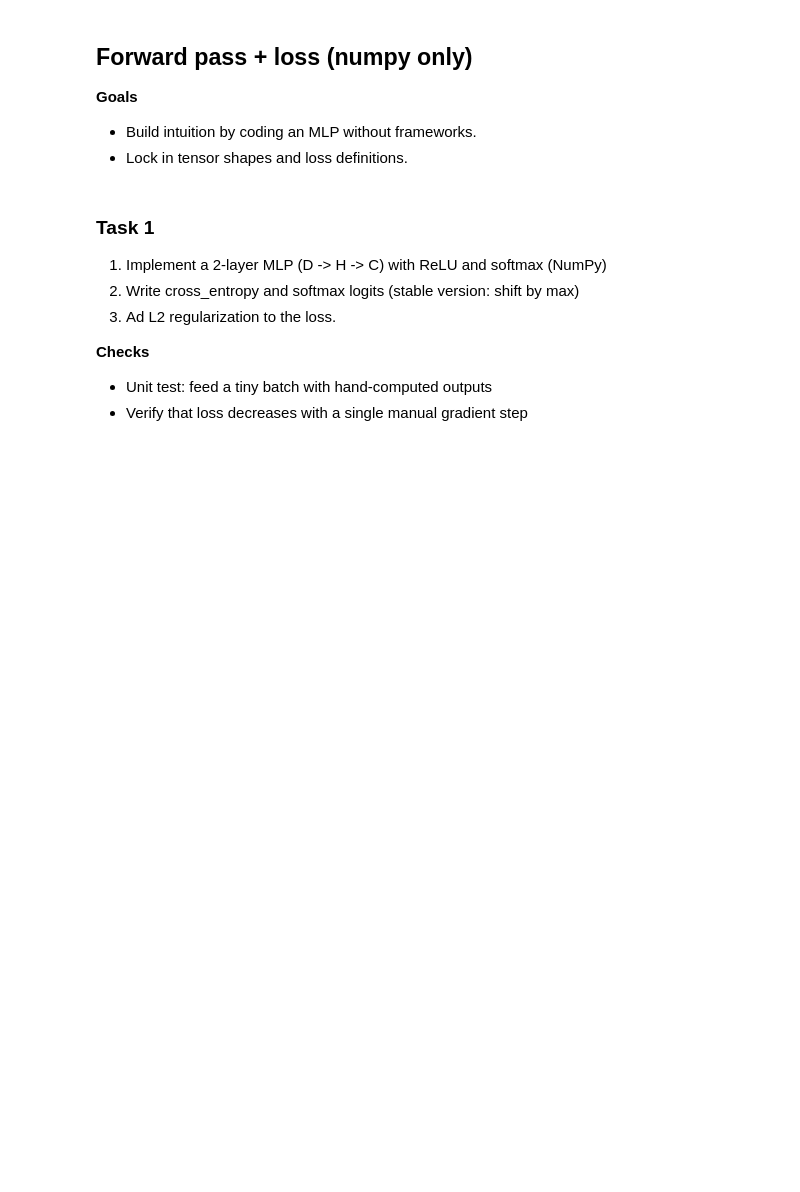
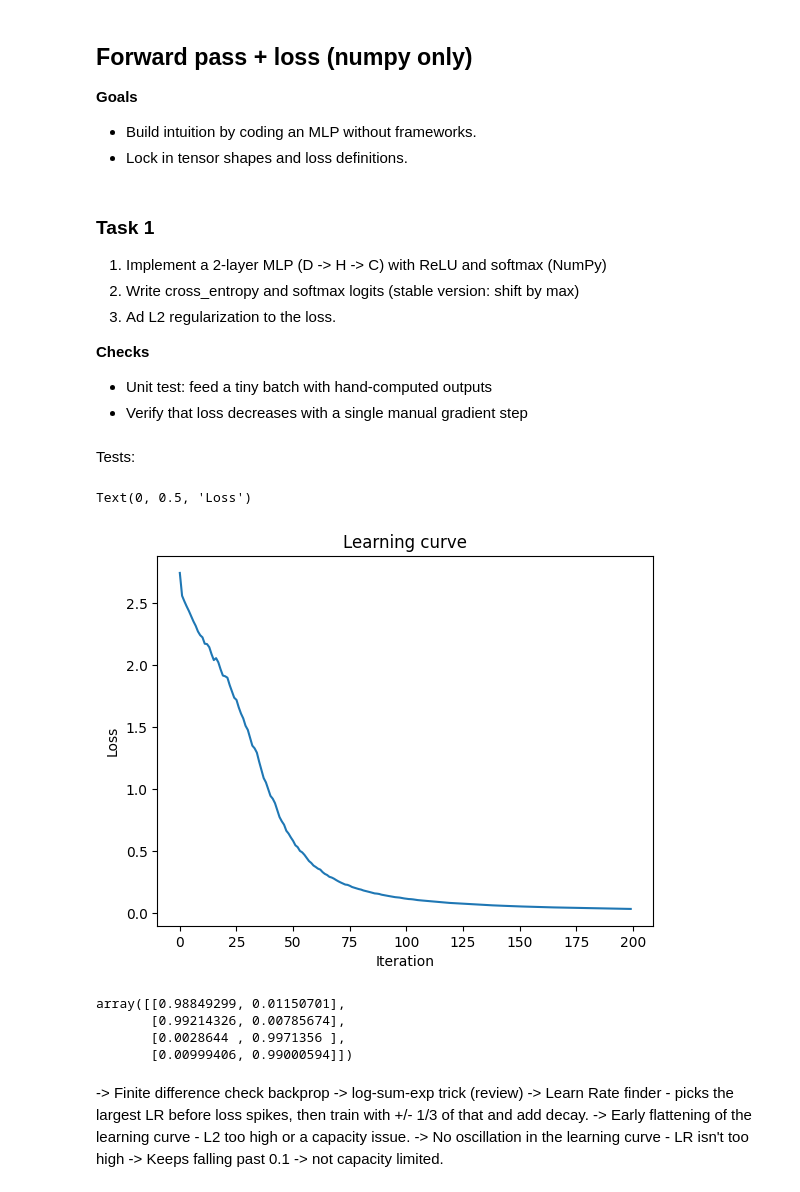
Before and after one commit to VojtaHavlicek/ML-onramp, a Jupyter notebook: onramp.ipynb, the cells around one changed output. Drawn from its saved outputs; the diff is of its cells as text; code cells hidden in the pictures; blank space fills up the shorter version.

```diff
--- a/onramp.ipynb
+++ b/onramp.ipynb
@@ -65,0 +201,38 @@ class MLP:
+# %% [markdown]
+Tests:
+# %%
+mlp = MLP(D=2, H=10, C=2, seed=42)
+X = np.array([[1,0], [0,1], [1,1], [0,0]])
+y = np.array([[1,0], [1,0], [0,1], [0,1]])
+
+L2 = 0.0
+LR = 0.5
+
+losses = []
+for _ in range(200):
+    loss = mlp.loss(X,y,l2=L2)
+    losses.append(loss)
+    mlp.sgd_step(X,y, lr=LR, l2=L2)
+# %%
+import matplotlib.pyplot as plt
+plt.plot(losses)
+plt.title("Learning curve")
+plt.xlabel("Iteration")
+plt.ylabel("Loss")
+# %% [output]
+Text(0, 0.5, 'Loss')
+[figure, added]
+# %%
+mlp.predict_proba(X)
+# %% [output]
+array([[0.98849299, 0.01150701],
+       [0.99214326, 0.00785674],
+       [0.0028644 , 0.9971356 ],
+       [0.00999406, 0.99000594]])
+# %% [markdown]
+-> Finite difference check backprop
+-> log-sum-exp trick (review)
+-> Learn Rate finder - picks the largest LR before loss spikes, then train with +/- 1/3 of that and add decay.
+-> Early flattening of the learning curve - L2 too high or a capacity issue.
+-> No oscillation in the learning curve - LR isn't too high
+-> Keeps falling past 0.1 -> not capacity limited.
```
Also changed, not shown: parts of 10 cells of this notebook, 2 other files.
